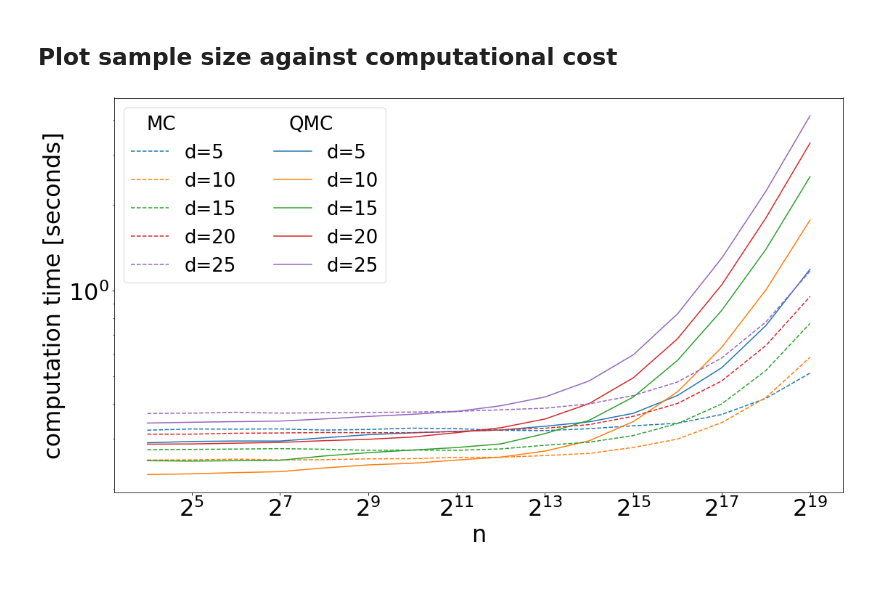
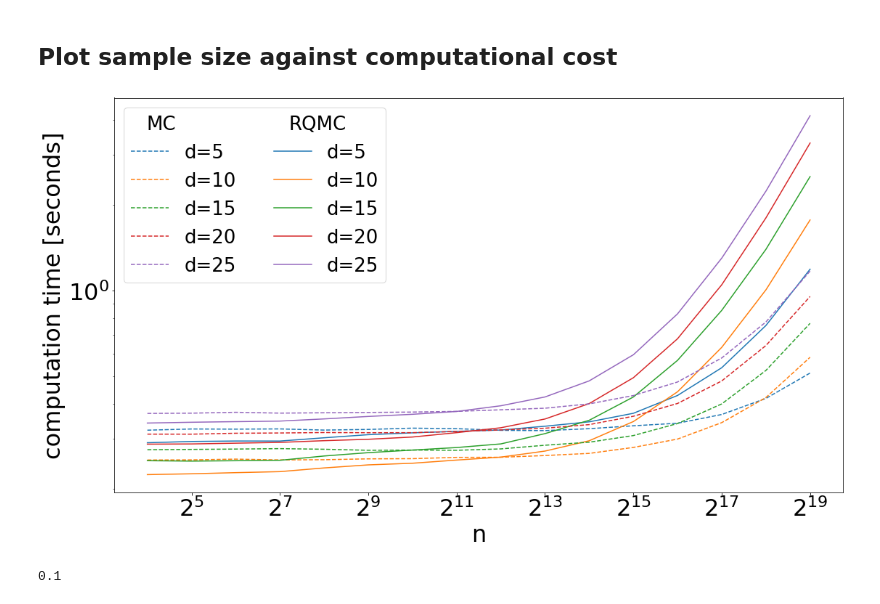
Before and after one commit to johannnamr/Discrepancy-based-inference-using-QMC, a Jupyter notebook: Inference/Mv-g-and-k-distribution/mvgandk_times.ipynb, the cells around one changed output. Cells and saved outputs as stored; diff of their text form; code cells hidden in the pictures.

```diff
--- a/Inference/Mv-g-and-k-distribution/mvgandk_times.ipynb
+++ b/Inference/Mv-g-and-k-distribution/mvgandk_times.ipynb
@@ -143,32 +151,36 @@ if runall==False:
   fig, ax = plt.subplots(figsize=(18,10))
   ax.plot(n, np.mean(times_mc_d5,axis=1), '--', label="d=5", color=cmap(0))
   ax.plot(n, np.mean(times_rqmc_d5,axis=1), label="d=5", color=cmap(0))
   ax.plot(n, np.mean(times_mc_d10,axis=1), '--',label="d=10", color=cmap(1))
   ax.plot(n, np.mean(times_rqmc_d10,axis=1), label="d=10", color=cmap(1))
   ax.plot(n, np.mean(times_mc_d15,axis=1), '--',label="d=15", color=cmap(2))
   ax.plot(n, np.mean(times_rqmc_d15,axis=1), label="d=15", color=cmap(2))
   ax.plot(n, np.mean(times_mc_d20,axis=1), '--', label="d=20", color=cmap(3))
   ax.plot(n, np.mean(times_rqmc_d20,axis=1), label="d=20", color=cmap(3))
   ax.plot(n, np.mean(times_mc_d25,axis=1), '--', label="d=25", color=cmap(4))
   ax.plot(n, np.mean(times_rqmc_d25,axis=1), label="d=25", color=cmap(4))
 
   #ax.title('d='+str(d))
   ax.set_xscale('log', basex=2)
   ax.set_xlabel('n')
   ax.set_yscale('log', basey=10)
   ax.set_ylabel('computation time [seconds]')
 
   h, l = ax.get_legend_handles_labels()
   ph = [plt.plot([],marker="", ls="")[0]]*2
   handles = ph[:1] + h[::2] + ph[1:] + h[1::2]
-  labels = ["MC"] + l[::2] + ["QMC"] + l[1::2]
+  labels = ["MC"] + l[::2] + ["RQMC"] + l[1::2]
   leg = plt.legend(handles, labels, ncol=2,loc='upper left')
 
   for vpack in leg._legend_handle_box.get_children():
     for hpack in vpack.get_children()[:1]:
         hpack.get_children()[0].set_width(0)
 
   plt.savefig('mvgandk_mc_vs_qmc_time.png',bbox_inches = 'tight', pad_inches = .1)
   plt.show()
 # %% [output]
-[figure, old version]
+[figure, new version]
+# %%
+10**(-1)
+# %% [output]
+0.1
```
Also changed, not shown: parts of 2 cells of this notebook.
